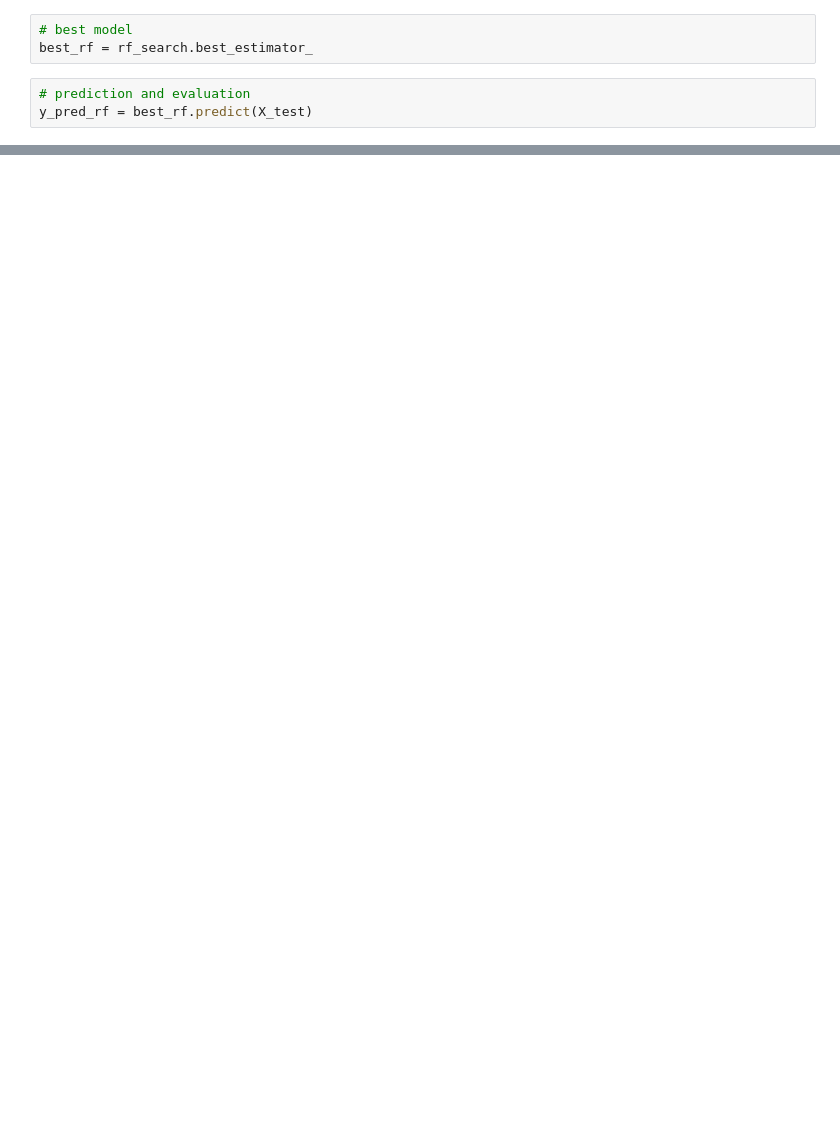
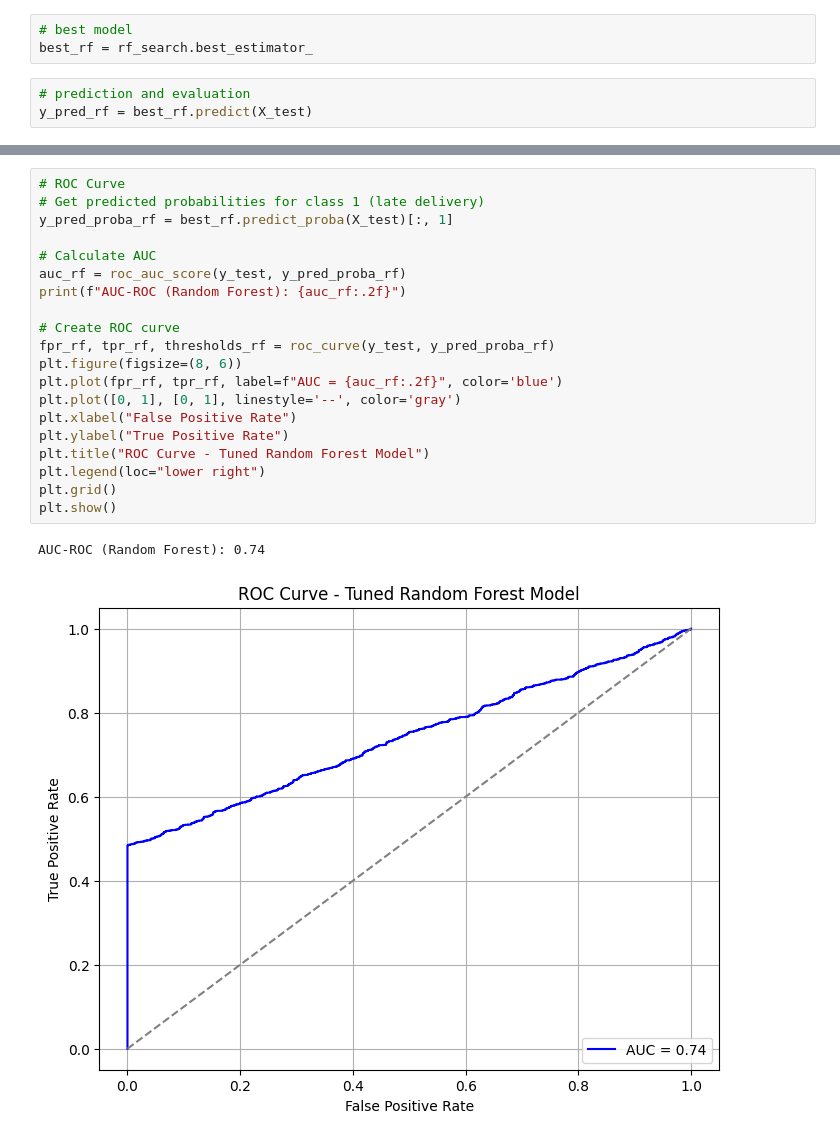
Before and after one commit to itsalanthomas/shipping-optimization, a Jupyter notebook: src/Ecommerce_Optimization_Random_Forest.ipynb, the cells around one changed output, grey strips where cells are left out. Cells and saved outputs as stored; diff of their text form; blank space fills up the shorter version.

```diff
--- a/src/Ecommerce_Optimization_Random_Forest.ipynb
+++ b/src/Ecommerce_Optimization_Random_Forest.ipynb
@@ -152,0 +153,23 @@ Confusion Matrix:
+# %%
+# ROC Curve
+# Get predicted probabilities for class 1 (late delivery)
+y_pred_proba_rf = best_rf.predict_proba(X_test)[:, 1]
+
+# Calculate AUC
+auc_rf = roc_auc_score(y_test, y_pred_proba_rf)
+print(f"AUC-ROC (Random Forest): {auc_rf:.2f}")
+
+# Create ROC curve
+fpr_rf, tpr_rf, thresholds_rf = roc_curve(y_test, y_pred_proba_rf)
+plt.figure(figsize=(8, 6))
+plt.plot(fpr_rf, tpr_rf, label=f"AUC = {auc_rf:.2f}", color='blue')
+plt.plot([0, 1], [0, 1], linestyle='--', color='gray')
+plt.xlabel("False Positive Rate")
+plt.ylabel("True Positive Rate")
+plt.title("ROC Curve - Tuned Random Forest Model")
+plt.legend(loc="lower right")
+plt.grid()
+plt.show()
+# %% [output]
+AUC-ROC (Random Forest): 0.74
+[figure, added]
```
Also changed, not shown: parts of 3 cells of this notebook.
